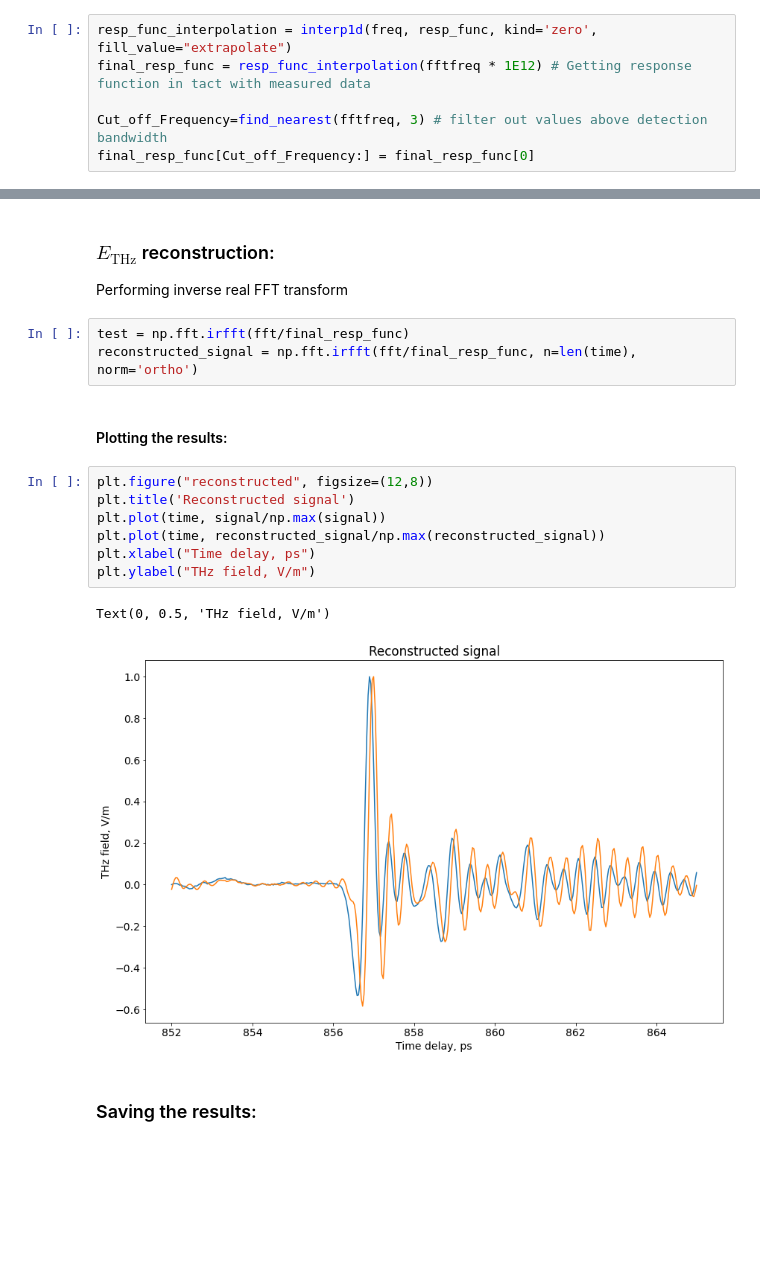
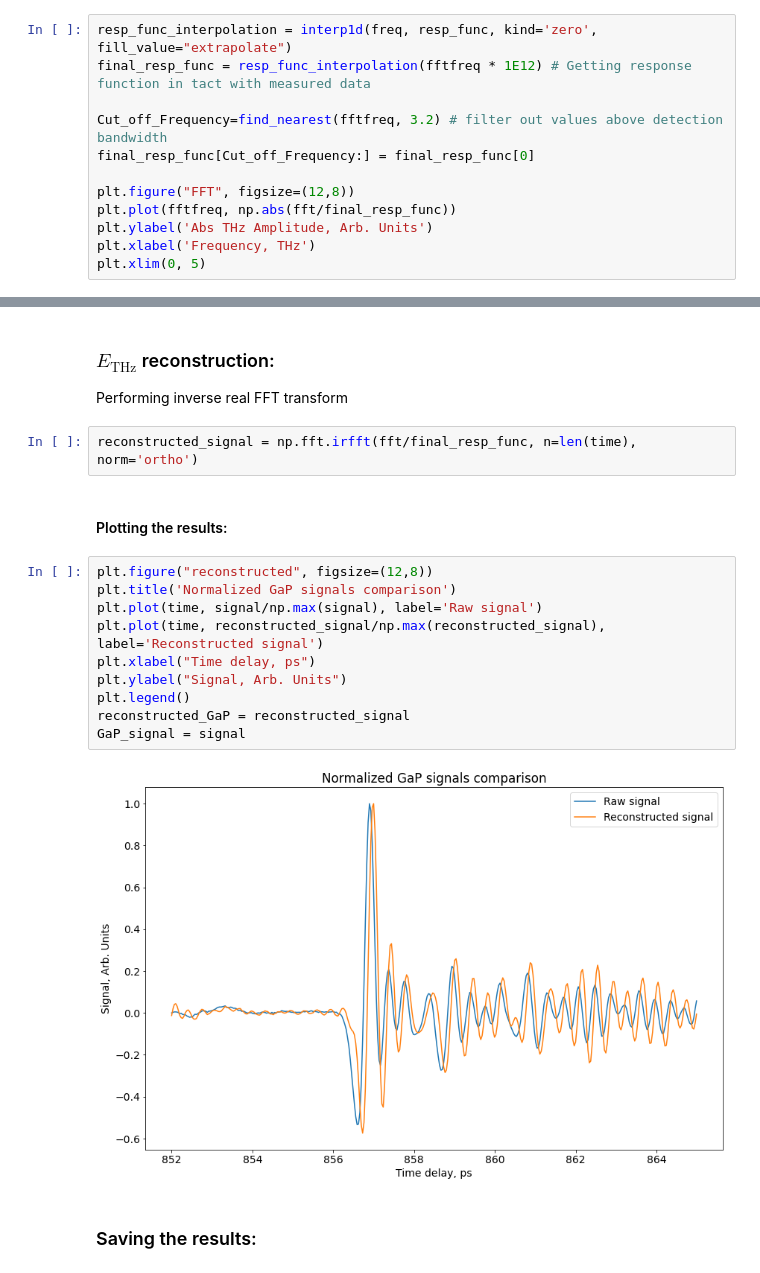
Before and after one commit to artie-l/response-fnction, a Jupyter notebook: EOS_response_function.ipynb, the cells around one changed output, grey strips where cells are left out. Drawn from its saved outputs; the diff is of its cells as text; blank space fills up the shorter version.

```diff
--- a/EOS_response_function.ipynb
+++ b/EOS_response_function.ipynb
@@ -206,5 +249,11 @@ Removing close-to-zero values of $h_{\text{EOS}}$ after certain cut-off frequenc
 resp_func_interpolation = interp1d(freq, resp_func, kind='zero', fill_value="extrapolate")
 final_resp_func = resp_func_interpolation(fftfreq * 1E12) # Getting response function in tact with measured data
 
-Cut_off_Frequency=find_nearest(fftfreq, 3) # filter out values above detection bandwidth
+Cut_off_Frequency=find_nearest(fftfreq, 3.2) # filter out values above detection bandwidth
 final_resp_func[Cut_off_Frequency:] = final_resp_func[0]
+
+plt.figure("FFT", figsize=(12,8))
+plt.plot(fftfreq, np.abs(fft/final_resp_func))
+plt.ylabel('Abs THz Amplitude, Arb. Units')
+plt.xlabel('Frequency, THz')
+plt.xlim(0, 5)
@@ -212,20 +264,21 @@ final_resp_func[Cut_off_Frequency:] = final_resp_func[0]
 ### $E_{\text{THz}}$ reconstruction: <a name="thz_field_reconstruction"></a>
 Performing inverse real FFT transform
 # %%
-test = np.fft.irfft(fft/final_resp_func)
 reconstructed_signal = np.fft.irfft(fft/final_resp_func, n=len(time), norm='ortho')
 # %% [markdown]
 #### Plotting the results:
 # %%
 plt.figure("reconstructed", figsize=(12,8))
-plt.title('Reconstructed signal')
-plt.plot(time, signal/np.max(signal))
-plt.plot(time, reconstructed_signal/np.max(reconstructed_signal))
+plt.title('Normalized GaP signals comparison')
+plt.plot(time, signal/np.max(signal), label='Raw signal')
+plt.plot(time, reconstructed_signal/np.max(reconstructed_signal), label='Reconstructed signal')
 plt.xlabel("Time delay, ps")
-plt.ylabel("THz field, V/m")
+plt.ylabel("Signal, Arb. Units")
+plt.legend()
+reconstructed_GaP = reconstructed_signal
+GaP_signal = signal
 # %% [output]
-Text(0, 0.5, 'THz field, V/m')
-[figure, old version]
+[figure, new version]
 # %% [markdown]
 ### Saving the results: <a name="save file"></a>
 # %%
```
Also changed, not shown: parts of 14 cells of this notebook.
